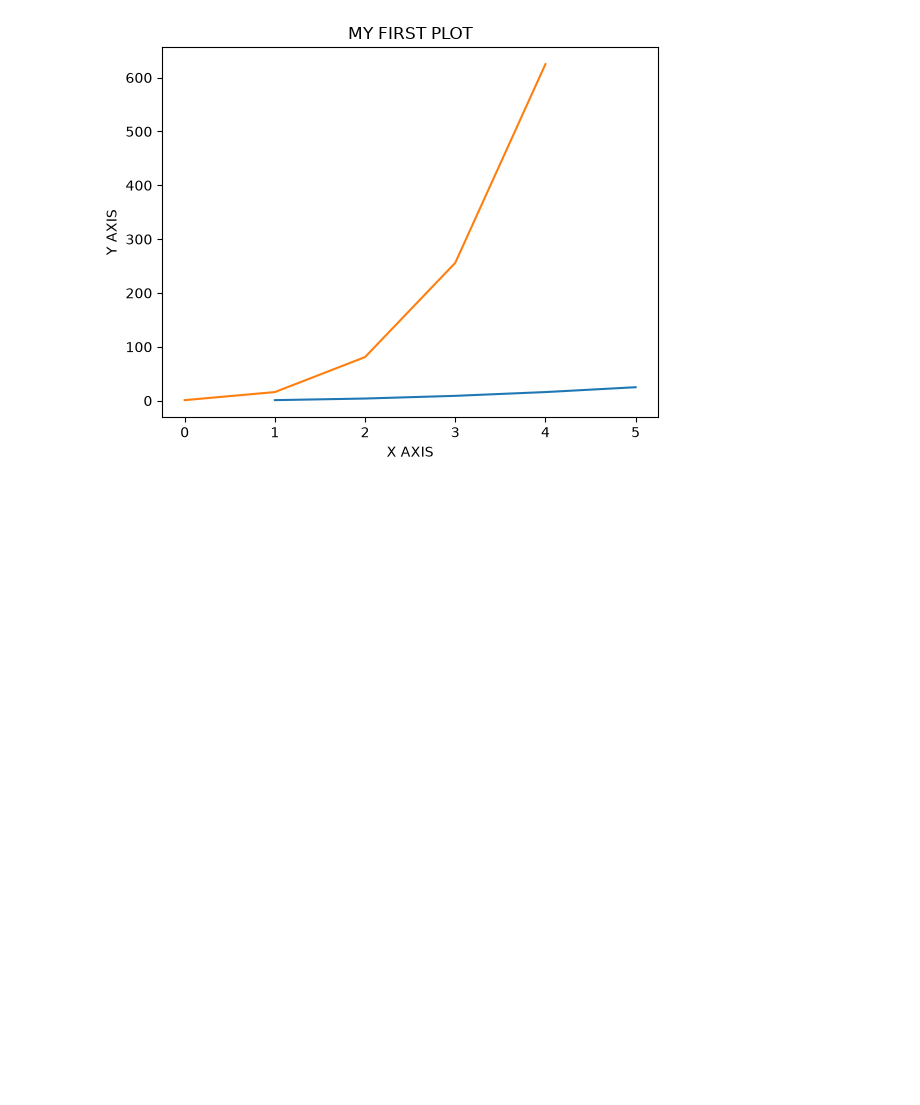
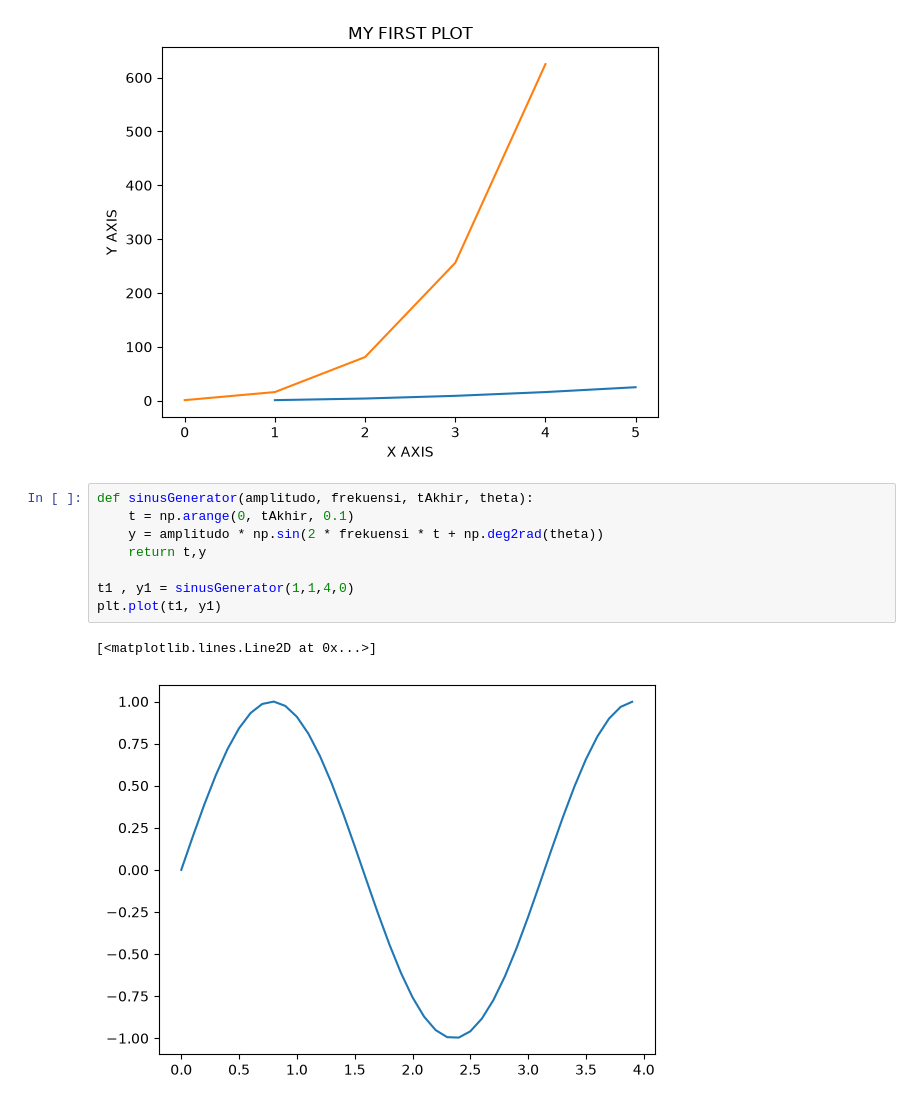
Before and after one commit to livetzy/LearnDC, a Jupyter notebook: learn.ipynb, the cells around one changed output. Drawn from its saved outputs; the diff is of its cells as text; blank space fills up the shorter version.

```diff
--- a/learn.ipynb
+++ b/learn.ipynb
@@ -14,3 +14,14 @@ plt.ylabel("Y AXIS")
 plt.show()
 # %% [output]
 [figure]
+# %%
+def sinusGenerator(amplitudo, frekuensi, tAkhir, theta):
+    t = np.arange(0, tAkhir, 0.1)
+    y = amplitudo * np.sin(2 * frekuensi * t + np.deg2rad(theta))
+    return t,y
+
+t1 , y1 = sinusGenerator(1,1,4,0)
+plt.plot(t1, y1)
+# %% [output]
+[<matplotlib.lines.Line2D at 0x...>]
+[figure, added]
```
Also changed, not shown: parts of 3 cells of this notebook, 1 other file.
